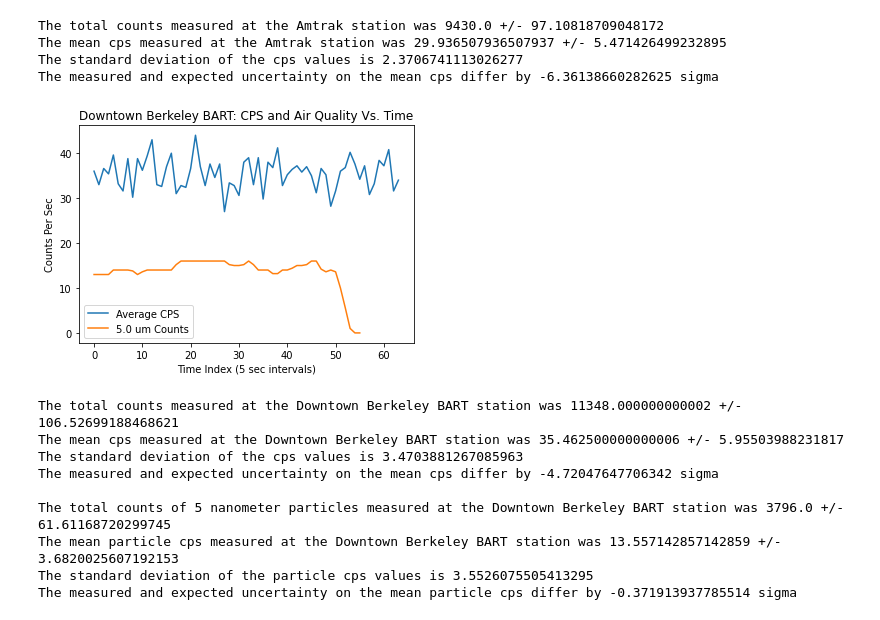
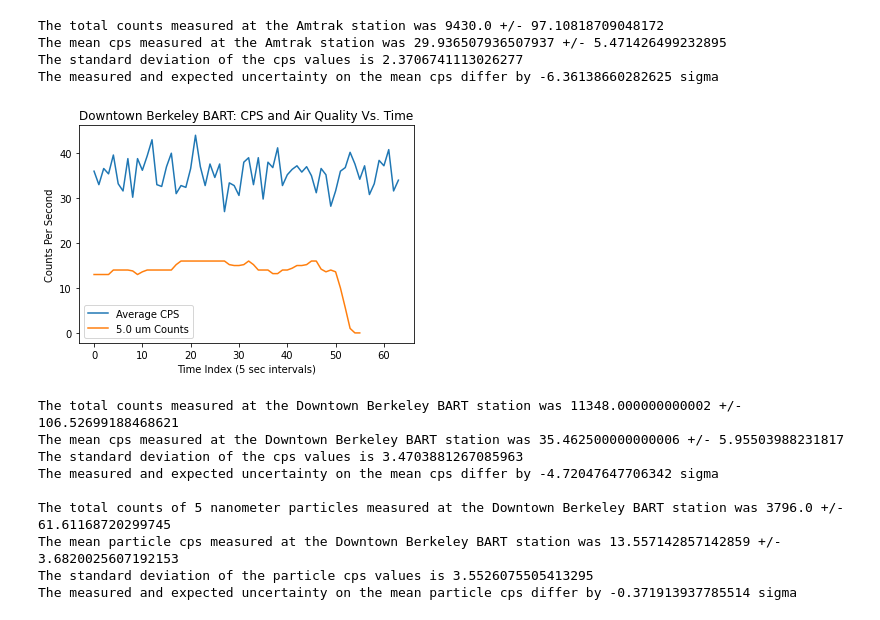
Before and after one commit to Gamecrasher-rgb/E11-LabWork, a Jupyter notebook: FinalProject/E11-Final Project Analysis.ipynb, the cells around one changed output. Drawn from its saved outputs; the diff is of its cells as text; code cells hidden in the pictures.

```diff
--- a/FinalProject/E11-Final Project Analysis.ipynb
+++ b/FinalProject/E11-Final Project Analysis.ipynb
@@ -66,14 +66,14 @@ The measured and expected uncertainty on the mean cps differ by -6.3613866028262
 # %%
 plt.plot(DWNTWNBERK_RAD["Average CPS"], label = "Average CPS")
 plt.plot(DWNTWNBERK_AQ["5.0 um"], label = "5.0 um Counts")
-plt.ylabel('Counts Per Sec')
+plt.ylabel('Counts Per Second')
 plt.xlabel('Time Index (5 sec intervals)')
 plt.title("Downtown Berkeley BART: CPS and Air Quality Vs. Time")
 plt.legend()
 plt.savefig('Downtown__Berkeley_CPS_AIR.png',dpi=300)
 plt.show()
 # %% [output]
-[figure, old version]
+[figure, new version]
 # %%
 DWNTWNBERK_mean_cps = np.mean(DWNTWNBERK_RAD["Average CPS"])
 DWNTWNBERK_mean_unc = np.sqrt (DWNTWNBERK_mean_cps)
```
Also changed, not shown: parts of 23 cells of this notebook.
